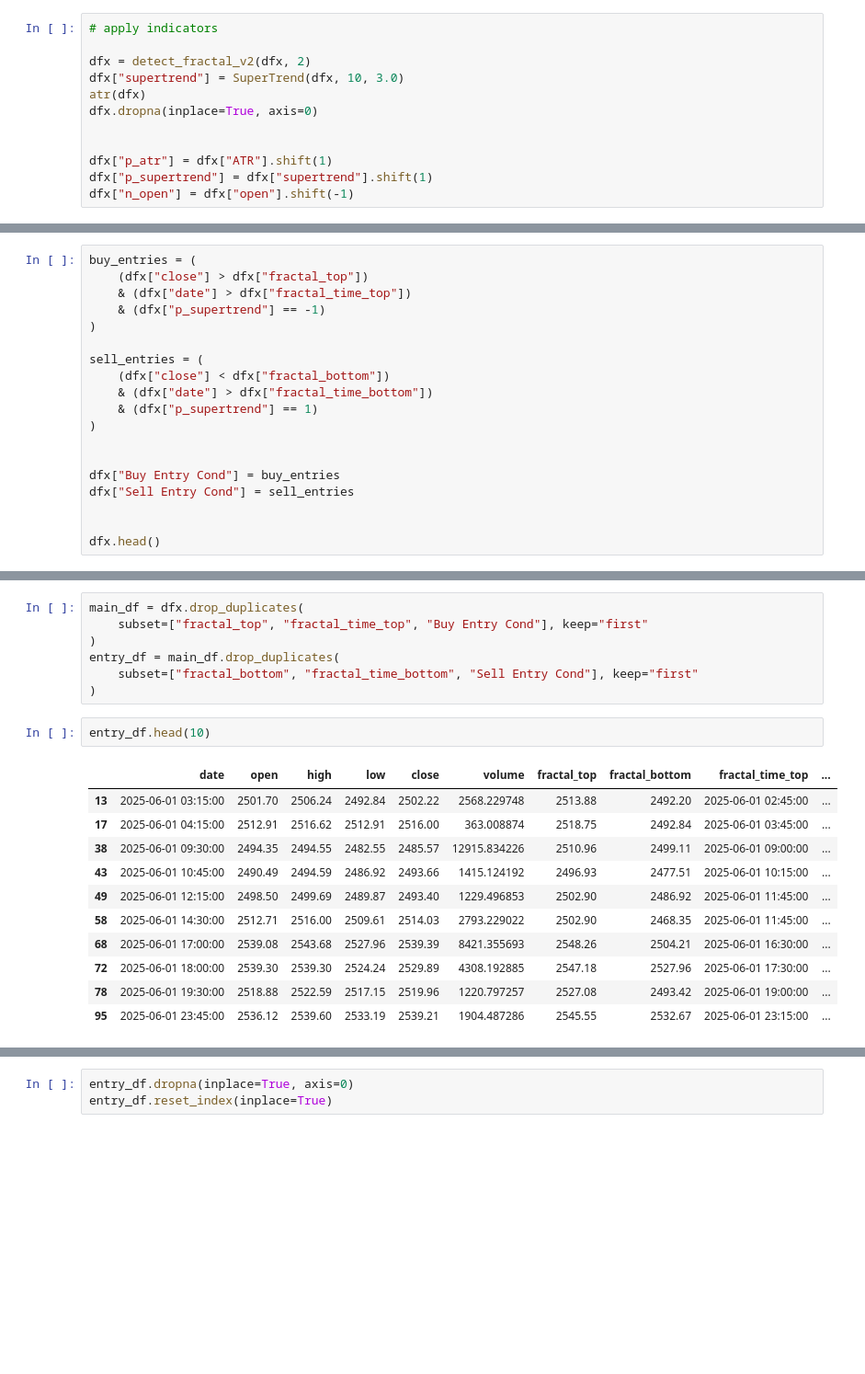
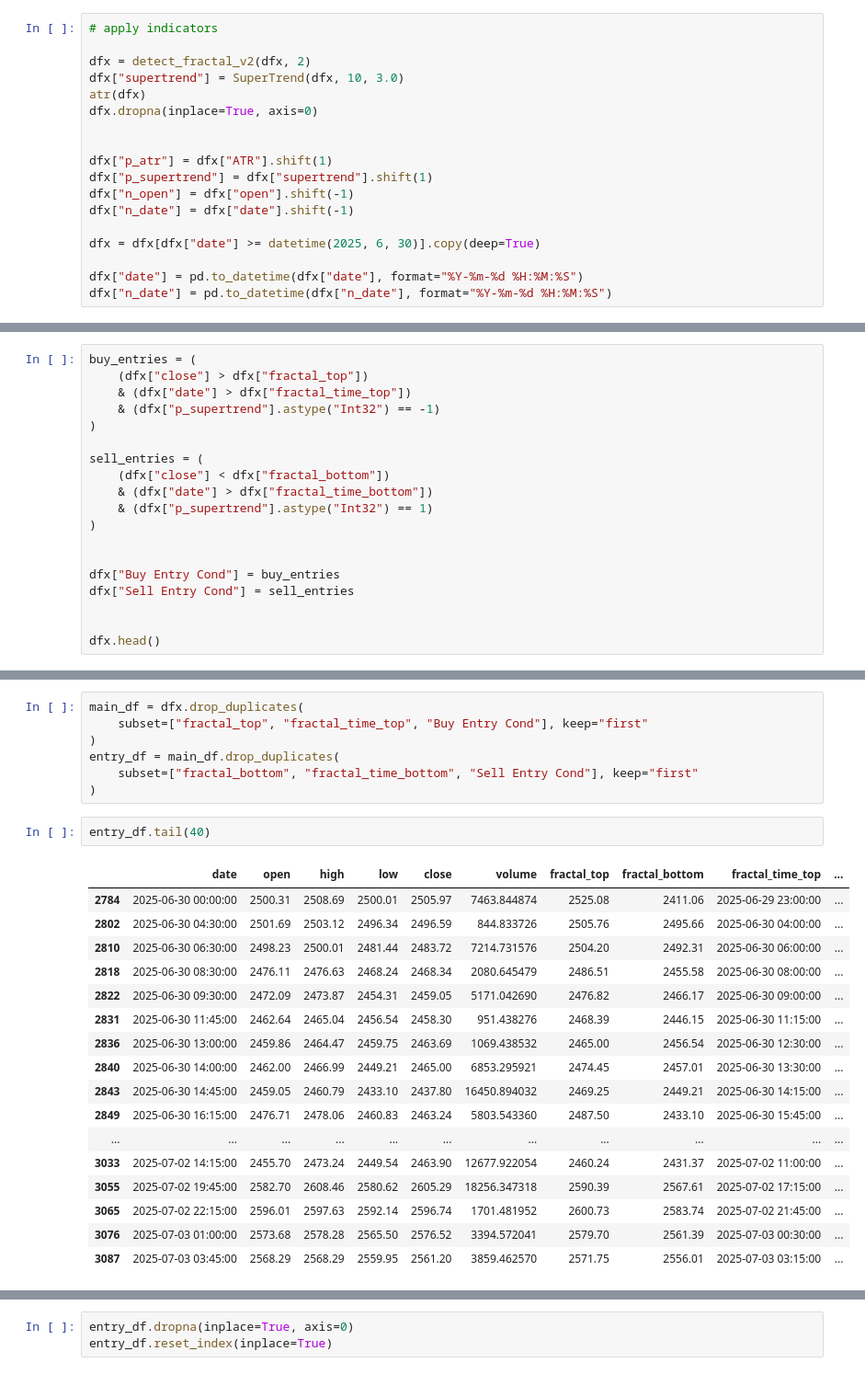
Before and after one commit to vipinpal70/crypto_code_sniper, a Jupyter notebook: strategy.ipynb, the cells around one changed output, grey strips where cells are left out. Shown at 92% size. Cells and saved outputs as stored; diff of their text form; blank space fills up the shorter version.

```diff
--- a/strategy.ipynb
+++ b/strategy.ipynb
@@ -41,6 +42,12 @@ dfx.dropna(inplace=True, axis=0)
 dfx["p_atr"] = dfx["ATR"].shift(1)
 dfx["p_supertrend"] = dfx["supertrend"].shift(1)
 dfx["n_open"] = dfx["open"].shift(-1)
+dfx["n_date"] = dfx["date"].shift(-1)
+
+dfx = dfx[dfx["date"] >= datetime(2025, 6, 30)].copy(deep=True)
+
+dfx["date"] = pd.to_datetime(dfx["date"], format="%Y-%m-%d %H:%M:%S")
+dfx["n_date"] = pd.to_datetime(dfx["n_date"], format="%Y-%m-%d %H:%M:%S")
 # %%
 dfx.head()
 # %% [output]
@@ -54,13 +61,13 @@ dfx.head()
 buy_entries = (
     (dfx["close"] > dfx["fractal_top"])
     & (dfx["date"] > dfx["fractal_time_top"])
-    & (dfx["p_supertrend"] == -1)
+    & (dfx["p_supertrend"].astype("Int32") == -1)
 )
 
 sell_entries = (
     (dfx["close"] < dfx["fractal_bottom"])
     & (dfx["date"] > dfx["fractal_time_bottom"])
-    & (dfx["p_supertrend"] == 1)
+    & (dfx["p_supertrend"].astype("Int32") == 1)
 )
 
 
@@ -86,16 +93,22 @@ entry_df = main_df.drop_duplicates(
     subset=["fractal_bottom", "fractal_time_bottom", "Sell Entry Cond"], keep="first"
 )
 # %%
-entry_df.head(10)
+entry_df.tail(40)
 # %% [output]
 |  | date | open | high | low | close | volume | fractal_top | fractal_bottom | fractal_time_top | ... |
-| 13 | 2025-06-01 03:15:00 | 2501.70 | 2506.24 | 2492.84 | 2502.22 | 2568.229748 | 2513.88 | 2492.20 | 2025-06-01 02:45:00 | ... |
-| 17 | 2025-06-01 04:15:00 | 2512.91 | 2516.62 | 2512.91 | 2516.00 | 363.008874 | 2518.75 | 2492.84 | 2025-06-01 03:45:00 | ... |
-| 38 | 2025-06-01 09:30:00 | 2494.35 | 2494.55 | 2482.55 | 2485.57 | 12915.834226 | 2510.96 | 2499.11 | 2025-06-01 09:00:00 | ... |
-| 43 | 2025-06-01 10:45:00 | 2490.49 | 2494.59 | 2486.92 | 2493.66 | 1415.124192 | 2496.93 | 2477.51 | 2025-06-01 10:15:00 | ... |
-| 49 | 2025-06-01 12:15:00 | 2498.50 | 2499.69 | 2489.87 | 2493.40 | 1229.496853 | 2502.90 | 2486.92 | 2025-06-01 11:45:00 | ... |
-| 58 | 2025-06-01 14:30:00 | 2512.71 | 2516.00 | 2509.61 | 2514.03 | 2793.229022 | 2502.90 | 2468.35 | 2025-06-01 11:45:00 | ... |
-| 68 | 2025-06-01 17:00:00 | 2539.08 | 2543.68 | 2527.96 | 2539.39 | 8421.355693 | 2548.26 | 2504.21 | 2025-06-01 16:30:00 | ... |
-| 72 | 2025-06-01 18:00:00 | 2539.30 | 2539.30 | 2524.24 | 2529.89 | 4308.192885 | 2547.18 | 2527.96 | 2025-06-01 17:30:00 | ... |
-| 78 | 2025-06-01 19:30:00 | 2518.88 | 2522.59 | 2517.15 | 2519.96 | 1220.797257 | 2527.08 | 2493.42 | 2025-06-01 19:00:00 | ... |
-| 95 | 2025-06-01 23:45:00 | 2536.12 | 2539.60 | 2533.19 | 2539.21 | 1904.487286 | 2545.55 | 2532.67 | 2025-06-01 23:15:00 | ... |
+| 2784 | 2025-06-30 00:00:00 | 2500.31 | 2508.69 | 2500.01 | 2505.97 | 7463.844874 | 2525.08 | 2411.06 | 2025-06-29 23:00:00 | ... |
+| 2802 | 2025-06-30 04:30:00 | 2501.69 | 2503.12 | 2496.34 | 2496.59 | 844.833726 | 2505.76 | 2495.66 | 2025-06-30 04:00:00 | ... |
+| 2810 | 2025-06-30 06:30:00 | 2498.23 | 2500.01 | 2481.44 | 2483.72 | 7214.731576 | 2504.20 | 2492.31 | 2025-06-30 06:00:00 | ... |
+| 2818 | 2025-06-30 08:30:00 | 2476.11 | 2476.63 | 2468.24 | 2468.34 | 2080.645479 | 2486.51 | 2455.58 | 2025-06-30 08:00:00 | ... |
+| 2822 | 2025-06-30 09:30:00 | 2472.09 | 2473.87 | 2454.31 | 2459.05 | 5171.042690 | 2476.82 | 2466.17 | 2025-06-30 09:00:00 | ... |
+| 2831 | 2025-06-30 11:45:00 | 2462.64 | 2465.04 | 2456.54 | 2458.30 | 951.438276 | 2468.39 | 2446.15 | 2025-06-30 11:15:00 | ... |
+| 2836 | 2025-06-30 13:00:00 | 2459.86 | 2464.47 | 2459.75 | 2463.69 | 1069.438532 | 2465.00 | 2456.54 | 2025-06-30 12:30:00 | ... |
+| 2840 | 2025-06-30 14:00:00 | 2462.00 | 2466.99 | 2449.21 | 2465.00 | 6853.295921 | 2474.45 | 2457.01 | 2025-06-30 13:30:00 | ... |
+| 2843 | 2025-06-30 14:45:00 | 2459.05 | 2460.79 | 2433.10 | 2437.80 | 16450.894032 | 2469.25 | 2449.21 | 2025-06-30 14:15:00 | ... |
+| 2849 | 2025-06-30 16:15:00 | 2476.71 | 2478.06 | 2460.83 | 2463.24 | 5803.543360 | 2487.50 | 2433.10 | 2025-06-30 15:45:00 | ... |
+| ... | ... | ... | ... | ... | ... | ... | ... | ... | ... | ... |
+| 3033 | 2025-07-02 14:15:00 | 2455.70 | 2473.24 | 2449.54 | 2463.90 | 12677.922054 | 2460.24 | 2431.37 | 2025-07-02 11:00:00 | ... |
+| 3055 | 2025-07-02 19:45:00 | 2582.70 | 2608.46 | 2580.62 | 2605.29 | 18256.347318 | 2590.39 | 2567.61 | 2025-07-02 17:15:00 | ... |
+| 3065 | 2025-07-02 22:15:00 | 2596.01 | 2597.63 | 2592.14 | 2596.74 | 1701.481952 | 2600.73 | 2583.74 | 2025-07-02 21:45:00 | ... |
+| 3076 | 2025-07-03 01:00:00 | 2573.68 | 2578.28 | 2565.50 | 2576.52 | 3394.572041 | 2579.70 | 2561.39 | 2025-07-03 00:30:00 | ... |
+| 3087 | 2025-07-03 03:45:00 | 2568.29 | 2568.29 | 2559.95 | 2561.20 | 3859.462570 | 2571.75 | 2556.01 | 2025-07-03 03:15:00 | ... |
```
Also changed, not shown: parts of 12 cells of this notebook.
